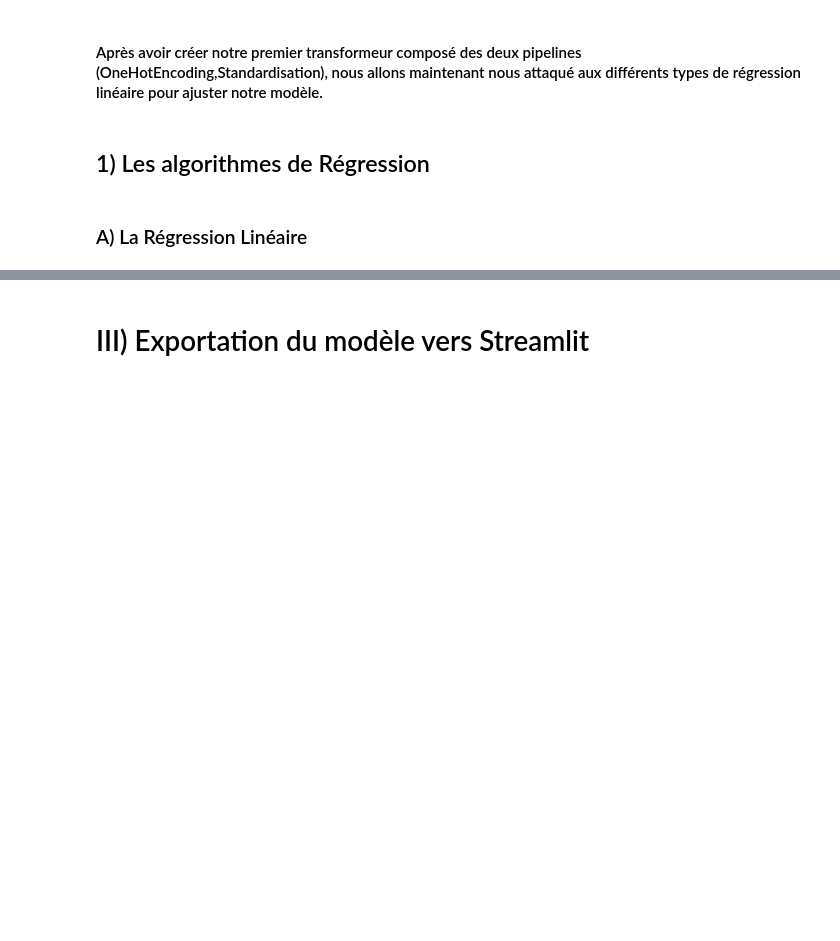
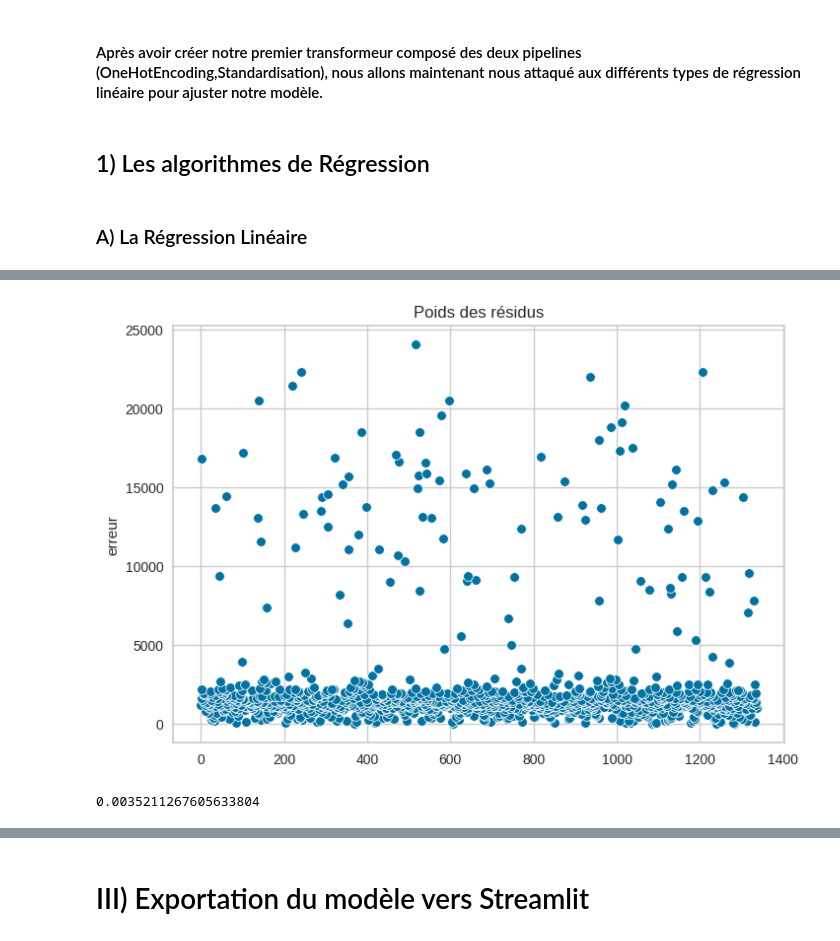
Before and after one commit to JynMoriarty/Assurance, a Jupyter notebook: modelisation.ipynb, the cells around one changed output, grey strips where cells are left out. Drawn from its saved outputs; the diff is of its cells as text; code cells hidden in the pictures; blank space fills up the shorter version.

```diff
--- a/modelisation.ipynb
+++ b/modelisation.ipynb
@@ -223,0 +210,9 @@ plt.show()
+# %%
+eN_pred = eN_model.best_estimator_.predict(X_train)
+residual_elastic = (y_train - eN_pred).abs().sort_values()
+sns.scatterplot( residual_elastic)
+plt.title('Poids des résidus')
+plt.ylabel('erreur')
+plt.show()
+# %% [output]
+[figure, added]
@@ -223,0 +243,8 @@ plt.show()
+# %%
+residual_indice=analyse[analyse['dcooks']>seuil_dcook].index
+residual_indice.size
+
+X_train.drop(residual_indice, inplace=True)
+y_train.drop(residual_indice, inplace=True)
+# %% [output]
+0.0035211267605633804
```
Also changed, not shown: parts of 48 cells of this notebook, 8 other files.
